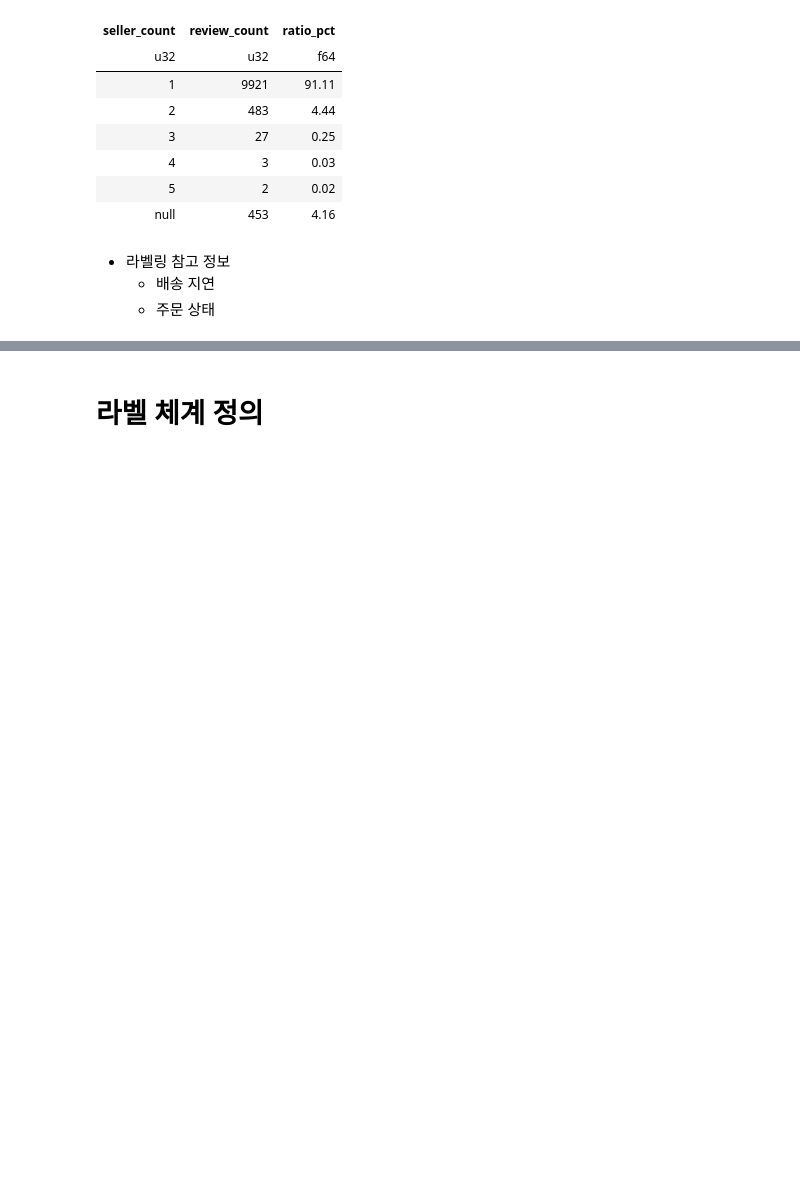
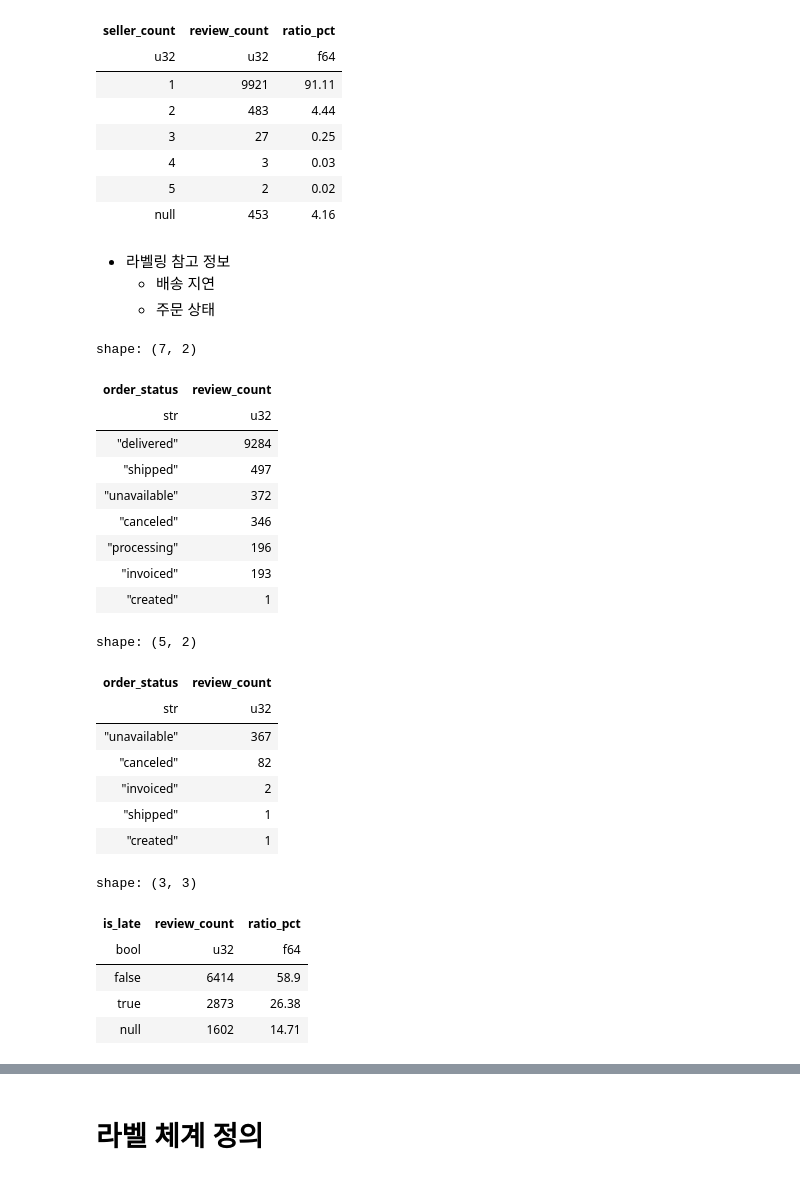
Before and after one commit to yongjin-hong/olist_analysis, a Jupyter notebook: notebooks/EDA.ipynb, the cells around one changed output, grey strips where cells are left out. Saved outputs shown, nothing was run; the diff lists cells and outputs as text; code cells hidden in the pictures; blank space fills up the shorter version.

```diff
--- a/notebooks/EDA.ipynb
+++ b/notebooks/EDA.ipynb
@@ -254,3 +254,81 @@ shape: (6, 3)
 - 라벨링 참고 정보
   - 배송 지연
   - 주문 상태
+# %%
+# ===== 주문 데이터 불러오기 =====
+orders_path = f"{DATA_DIR}/olist_orders_dataset.csv"
+orders = pl.read_csv(orders_path, try_parse_dates=True).select([
+    "order_id",
+    "order_status",
+    "order_delivered_customer_date",
+    "order_estimated_delivery_date",
+])
+
+# ===== 리뷰에 주문 정보 붙이기 =====
+# 배송지연 여부: 수령일 > 예정일이면 True
+# 수령일이 없으면(미배송·취소 등) 비교 불가 → null
+reviews_orders = (
+    reviews_seller
+    .join(orders, on="order_id", how="left")
+    .with_columns(
+        (pl.col("order_delivered_customer_date") > pl.col("order_estimated_delivery_date")).alias("is_late")
+    )
+)
+
+# ===== 1. 전체 주문 상태 분포 =====
+status_dist = (
+    reviews_orders
+    .group_by("order_status")
+    .agg(pl.len().alias("review_count"))
+    .sort("review_count", descending=True)
+)
+display(status_dist)
+
+# ===== 2. 상품 정보 없는(null) 주문의 상태 분포 =====
+null_seller_status_dist = (
+    reviews_orders
+    .filter(pl.col("seller_count").is_null())
+    .group_by("order_status")
+    .agg(pl.len().alias("review_count"))
+    .sort("review_count", descending=True)
+)
+display(null_seller_status_dist)
+
+# ===== 3. 배송지연 여부 분포 =====
+late_dist = (
+    reviews_orders
+    .group_by("is_late")
+    .agg(pl.len().alias("review_count"))
+    .with_columns(
+        (pl.col("review_count") / pl.col("review_count").sum() * 100)
+        .round(2)
+        .alias("ratio_pct")
+    )
+    .sort("is_late", nulls_last=True)
+)
+display(late_dist)
+# %% [output]
+shape: (7, 2)
+| order_status | review_count |
+| str | u32 |
+| "delivered" | 9284 |
+| "shipped" | 497 |
+| "unavailable" | 372 |
+| "canceled" | 346 |
+| "processing" | 196 |
+| "invoiced" | 193 |
+| "created" | 1 |
+shape: (5, 2)
+| order_status | review_count |
+| str | u32 |
+| "unavailable" | 367 |
+| "canceled" | 82 |
+| "invoiced" | 2 |
+| "shipped" | 1 |
+| "created" | 1 |
+shape: (3, 3)
+| is_late | review_count | ratio_pct |
+| bool | u32 | f64 |
+| false | 6414 | 58.9 |
+| true | 2873 | 26.38 |
+| null | 1602 | 14.71 |
```
Also changed, not shown: parts of 3 cells of this notebook.
